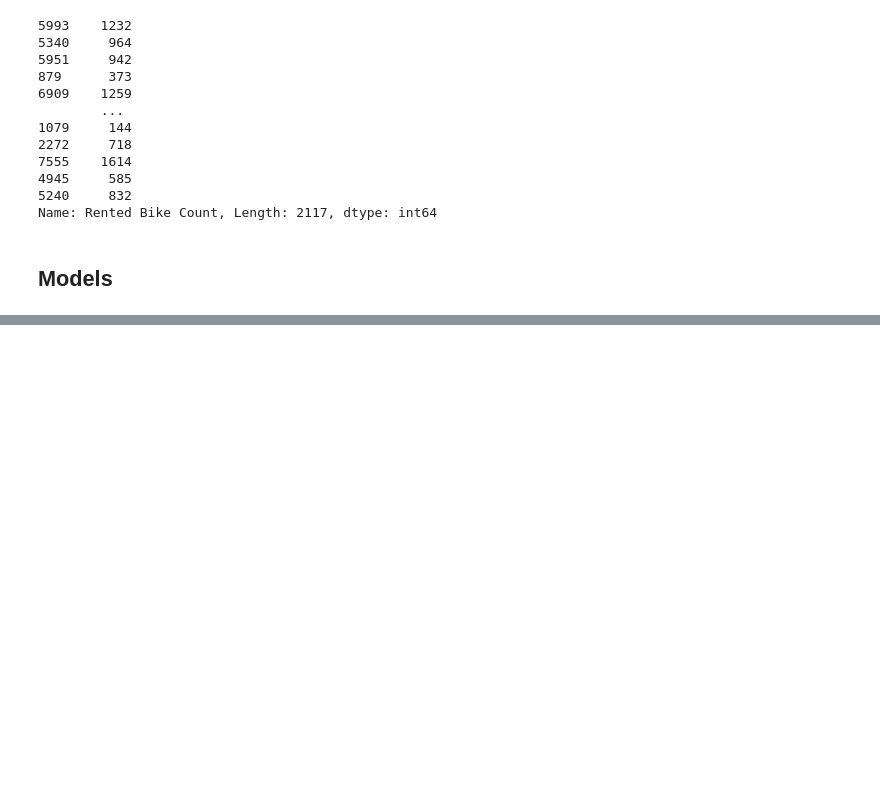
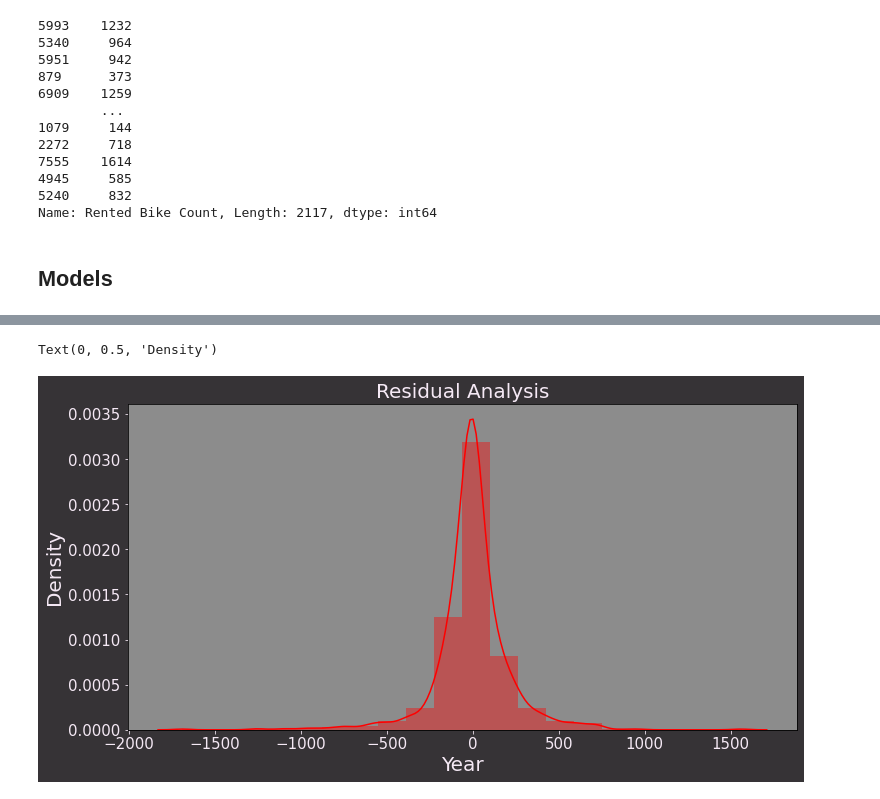
Before and after one commit to Amit-95/Bike_sharing_demand_pred, a Jupyter notebook: Bike_Sharing_Demand_Prediction_Capstone_Project.ipynb, the cells around one changed output, grey strips where cells are left out. Drawn from its saved outputs; the diff is of its cells as text; code cells hidden in the pictures; blank space fills up the shorter version.

```diff
--- a/Bike_Sharing_Demand_Prediction_Capstone_Project.ipynb
+++ b/Bike_Sharing_Demand_Prediction_Capstone_Project.ipynb
@@ -725,3 +725,18 @@ val_targets
 Name: Rented Bike Count, Length: 2117, dtype: int64
 # %% [markdown]
 ## Models
+# %%
+# List of models that we are going to use for this dataset
+models = [
+           ['LinearRegression: ',              LinearRegression()],
+           ['Lasso: ',                         Lasso()],
+           ['Ridge: ',                         Ridge()],
+           ['KNeighborsRegressor: ',           neighbors.KNeighborsRegressor()],
+           ['SVR:' ,                           SVR(kernel='rbf')],
+           ['DecisionTree ',                   DecisionTreeRegressor(random_state=42)],
+           ['RandomForest ',                   RandomForestRegressor(random_state=42)],
+           ['ExtraTreeRegressor :',            ExtraTreesRegressor(random_state=42)],
+           ['GradientBoostingRegressor: ',     GradientBoostingRegressor(random_state=42)],
+           ['XGBRegressor: ',                  xgb.XGBRegressor(random_state=42)] ,
+           ['Light-GBM: ',                     lightgbm.LGBMRegressor(random_state=42)],
+]
@@ -727,0 +846,13 @@ Name: Rented Bike Count, Length: 2117, dtype: int64
+# %%
+# Visualizing the residual values distribution
+fig, ax = plt.subplots(figsize=(12,6),facecolor="#363336")
+ax.patch.set_facecolor('#8C8C8C')
+sns.distplot(((val_targets)- (predictions)),bins=20,color = "red")
+ax.set_title('Residual Analysis',color='#F5E9F5', fontsize = 20)
+ax.tick_params(axis='x', colors='#F5E9F5',labelsize=15)
+ax.tick_params(axis='y', colors='#F5E9F5',labelsize=15)
+ax.set_xlabel(feature, color='#F5E9F5', fontsize=20)
+ax.set_ylabel("Density",  color='#F5E9F5', fontsize=20)
+# %% [output]
+Text(0, 0.5, 'Density')
+[figure, added]
```
Also changed, not shown: parts of 9 cells of this notebook.
